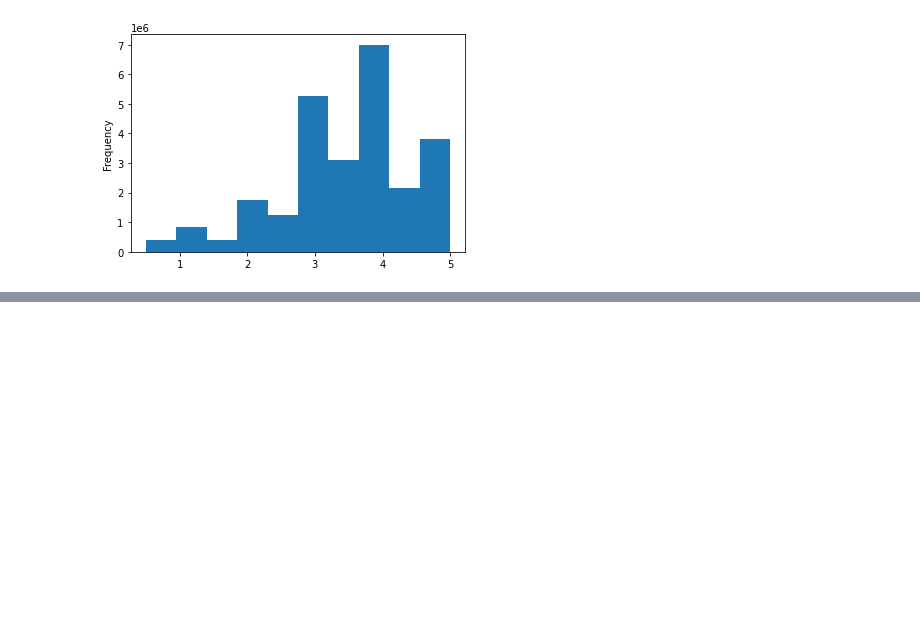
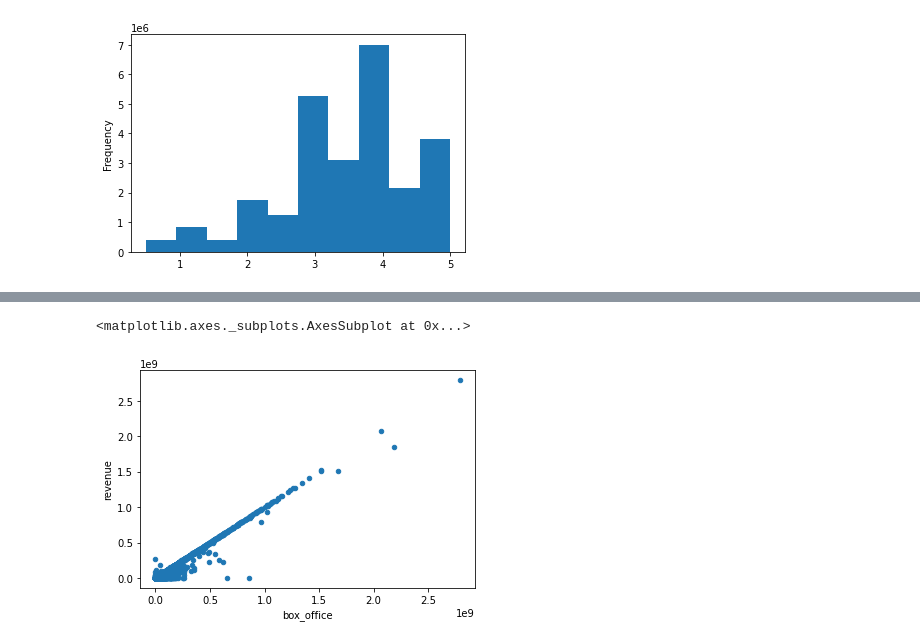
Before and after one commit to ZeroDarkHardy/Movies-ETL, a Jupyter notebook: Movies-ETL.ipynb, the cells around one changed output, grey strips where cells are left out. Drawn from its saved outputs; the diff is of its cells as text; code cells hidden in the pictures; blank space fills up the shorter version.

```diff
--- a/Movies-ETL.ipynb
+++ b/Movies-ETL.ipynb
@@ -588,0 +692,6 @@ Name: rating, dtype: float64
+# %%
+# compare the box office and revenue columns
+movies_df.fillna(0).plot(x='box_office', y='revenue', kind='scatter')
+# %% [output]
+<matplotlib.axes._subplots.AxesSubplot at 0x...>
+[figure, added]
```
Also changed, not shown: parts of 37 cells of this notebook.
